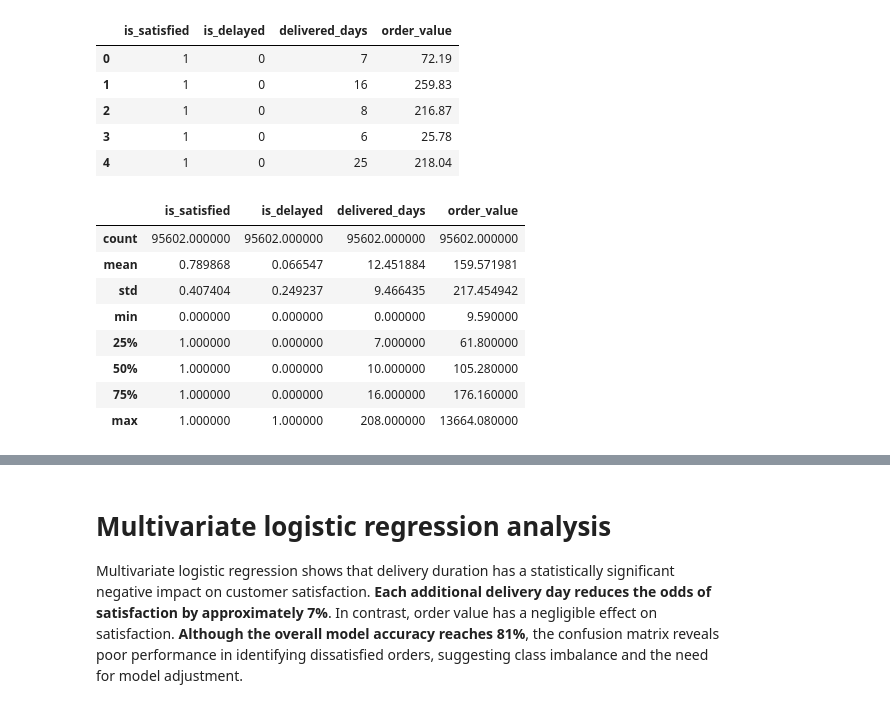
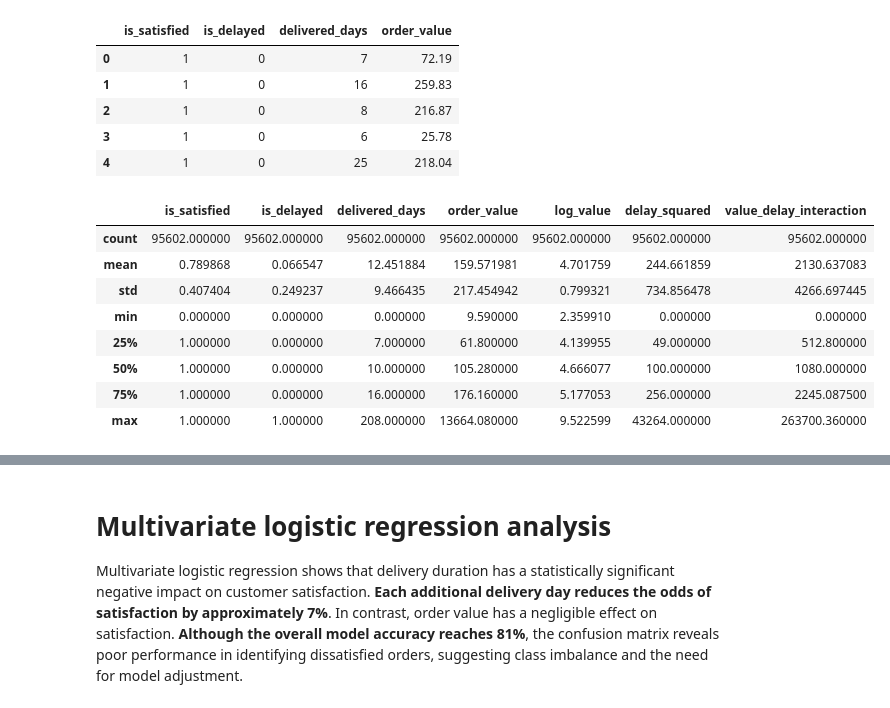
Before and after one commit to WangXin154/E-commerce_decision-making-_intelligence, a Jupyter notebook: E-commerce_decision-making _ntelligence/Statistical_analysis_report/01_satisfaction_vs_delivery.ipynb, the cells around one changed output, grey strips where cells are left out. Saved outputs shown, nothing was run; the diff lists cells and outputs as text; code cells hidden in the pictures.

```diff
--- a/E-commerce_decision-making _ntelligence/Statistical_analysis_report/01_satisfaction_vs_delivery.ipynb
+++ b/E-commerce_decision-making _ntelligence/Statistical_analysis_report/01_satisfaction_vs_delivery.ipynb
@@ -185,25 +403,40 @@ df.head()
 # %%
 # Multivariate Logistic Regression
 # y = is_satisfied
 # After controlling for other variables, each variable independently affects satisfaction.
+import numpy as np
+
+# Changes in the logarithm function can: 1. compress large numerical values; 2. make the relationship more linear; 3. enhance the fitting ability of logistic models.
+# nonlinear characteristics
+df["log_value"] = np.log1p(df["order_value"])
+df["delay_squared"] = df["delivered_days"] ** 2
+# After doing quadratic, the decline in satisfaction may be accelerated
+
+# interactive characteristics（Price also has an impact on satisfaction levels）
+df["value_delay_interaction"] = (
+    df["order_value"] * df["delivered_days"]
+)
 
 # prepare data
 features = [
     'delivered_days',
-    'order_value'
+    'order_value',
+    'log_value',
+    'delay_squared',
+    'value_delay_interaction',
 ]
 
 df_model = df.dropna(subset=features + ['is_satisfied'])
 x = df_model[features]
 y = df_model['is_satisfied']
 df_model.describe()
 # %% [output]
-|  | is_satisfied | is_delayed | delivered_days | order_value |
-| count | 95602.000000 | 95602.000000 | 95602.000000 | 95602.000000 |
-| mean | 0.789868 | 0.066547 | 12.451884 | 159.571981 |
-| std | 0.407404 | 0.249237 | 9.466435 | 217.454942 |
-| min | 0.000000 | 0.000000 | 0.000000 | 9.590000 |
-| 25% | 1.000000 | 0.000000 | 7.000000 | 61.800000 |
-| 50% | 1.000000 | 0.000000 | 10.000000 | 105.280000 |
-| 75% | 1.000000 | 0.000000 | 16.000000 | 176.160000 |
-| max | 1.000000 | 1.000000 | 208.000000 | 13664.080000 |
+|  | is_satisfied | is_delayed | delivered_days | order_value | log_value | delay_squared | value_delay_interaction |
+| count | 95602.000000 | 95602.000000 | 95602.000000 | 95602.000000 | 95602.000000 | 95602.000000 | 95602.000000 |
+| mean | 0.789868 | 0.066547 | 12.451884 | 159.571981 | 4.701759 | 244.661859 | 2130.637083 |
+| std | 0.407404 | 0.249237 | 9.466435 | 217.454942 | 0.799321 | 734.856478 | 4266.697445 |
+| min | 0.000000 | 0.000000 | 0.000000 | 9.590000 | 2.359910 | 0.000000 | 0.000000 |
+| 25% | 1.000000 | 0.000000 | 7.000000 | 61.800000 | 4.139955 | 49.000000 | 512.800000 |
+| 50% | 1.000000 | 0.000000 | 10.000000 | 105.280000 | 4.666077 | 100.000000 | 1080.000000 |
+| 75% | 1.000000 | 0.000000 | 16.000000 | 176.160000 | 5.177053 | 256.000000 | 2245.087500 |
+| max | 1.000000 | 1.000000 | 208.000000 | 13664.080000 | 9.522599 | 43264.000000 | 263700.360000 |
```
Also changed, not shown: parts of 37 cells of this notebook.
